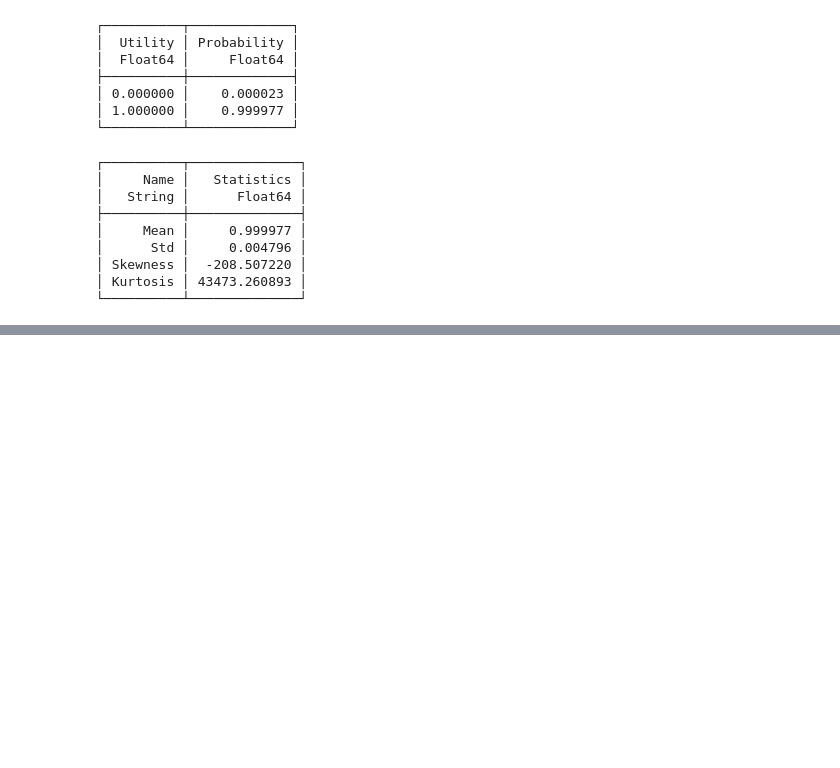
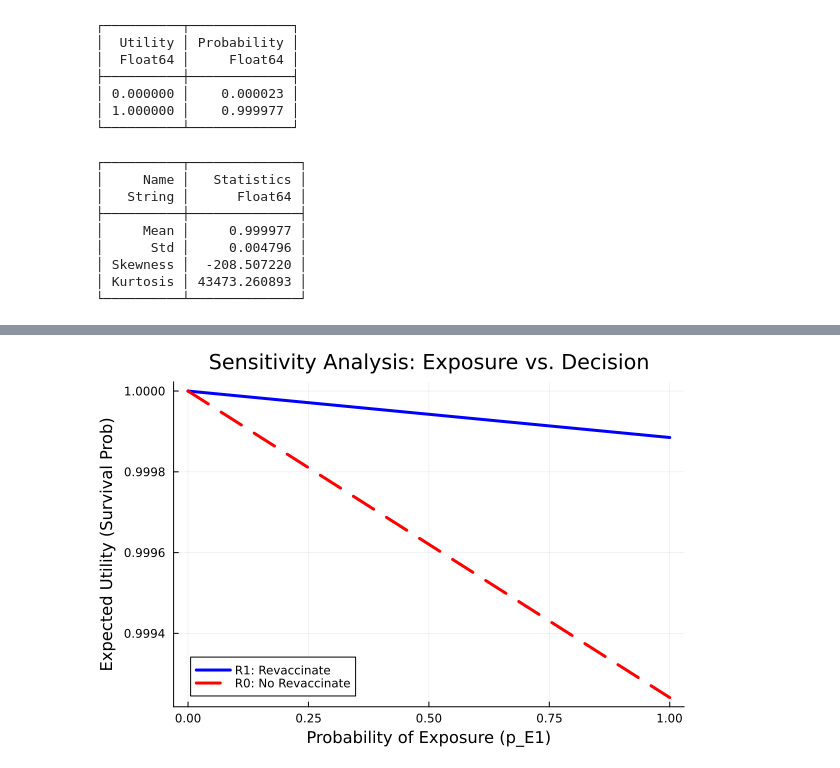
Before and after one commit to tomasaragon/di4h, a Jupyter notebook: notebooks/Petitti_2000_2e_ch02/Petitti_2000_2e_ch02_Julia.ipynb, the cells around one changed output, grey strips where cells are left out. Drawn from its saved outputs; the diff is of its cells as text; code cells hidden in the pictures; blank space fills up the shorter version.

```diff
--- a/notebooks/Petitti_2000_2e_ch02/Petitti_2000_2e_ch02_Julia.ipynb
+++ b/notebooks/Petitti_2000_2e_ch02/Petitti_2000_2e_ch02_Julia.ipynb
@@ -216,0 +452,12 @@ print_statistics(U_distribution)
+# %%
+plot(param_values, results_R1,
+    label="R1: Revaccinate", lw=3, color=:blue,
+    xlabel="Probability of Exposure (p_E1)",
+    ylabel="Expected Utility (Survival Prob)",
+    title="Sensitivity Analysis: Exposure vs. Decision",
+    legend=:bottomleft)
+
+plot!(param_values, results_R0,
+    label="R0: No Revaccinate", lw=3, color=:red, linestyle=:dash)
+# %% [output]
+[figure, added]
```
Also changed, not shown: parts of 24 cells of this notebook, 4 other files.
